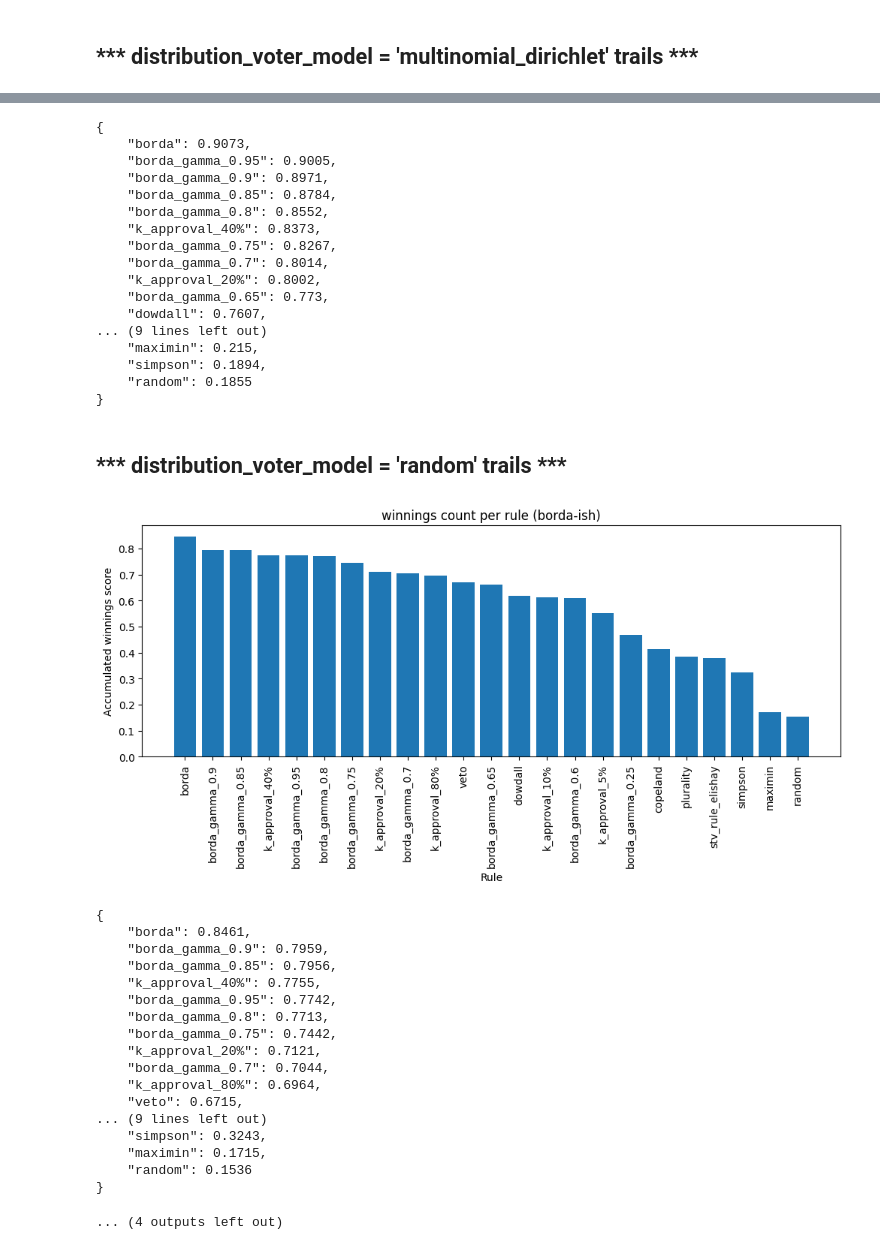
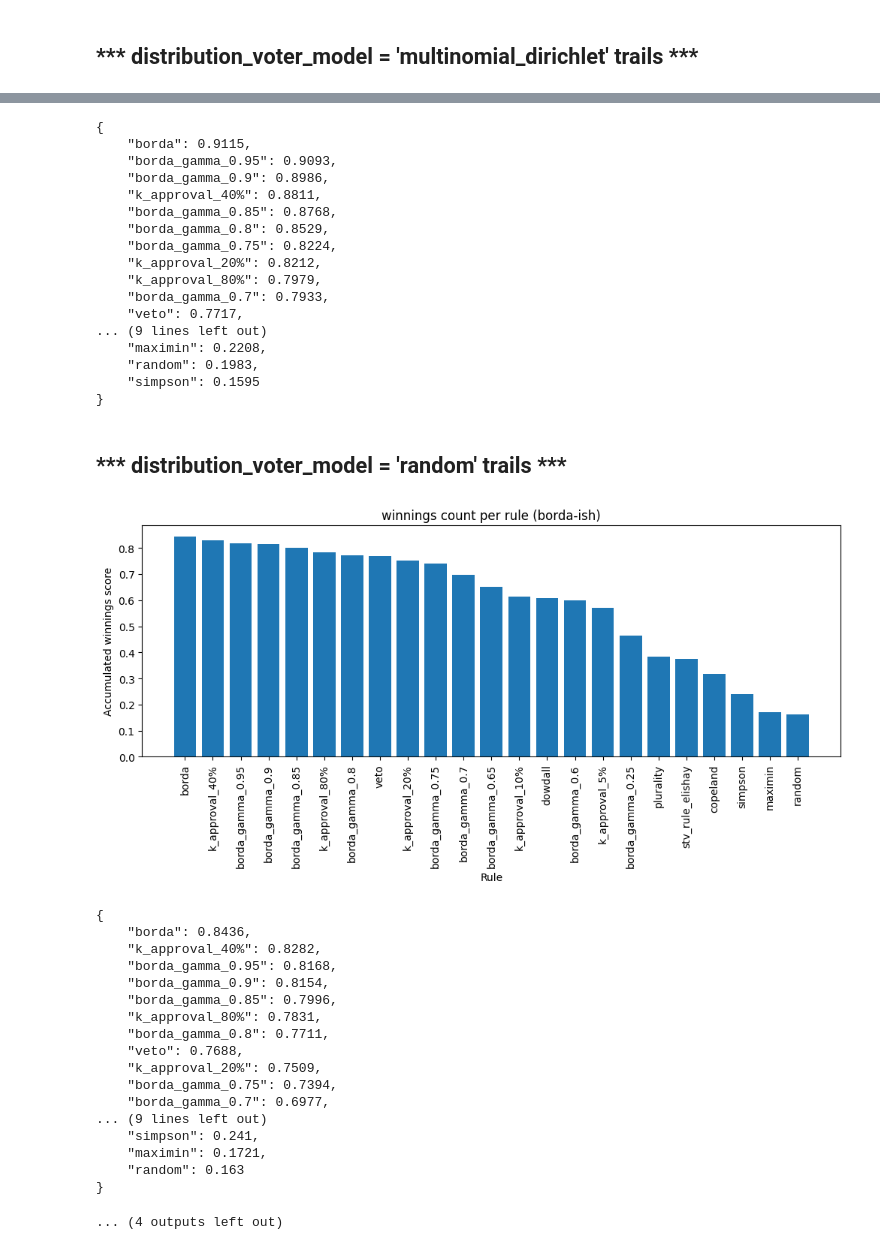
Before and after one commit to itayL1/ToarAI2Sadna, a Jupyter notebook: last_comp_stage_rules_comparison_display.ipynb, the cells around one changed output, grey strips where cells are left out. Saved outputs shown, nothing was run; the diff lists cells and outputs as text; code cells hidden in the pictures.

```diff
--- a/last_comp_stage_rules_comparison_display.ipynb
+++ b/last_comp_stage_rules_comparison_display.ipynb
@@ -7,7 +7,12 @@ display(HTML("<style>.container { width:100% !important; }</style>"))
 # %%
 from experiments.last_comp_stage_rules_comparison_display import display_experiment_results
 # %%
-# original experiment
-display_experiment_results(experiment_id='06d7546459494be9b40ebc6bd2de59b8')
+# main experiment id - 06d7546459494be9b40ebc6bd2de59b8
+# additional distortion ratios experiment id - a091e1c4edeb4384beb67451ee7d5919
+
+# 06d7546459494be9b40ebc6bd2de59b8 & a091e1c4edeb4384beb67451ee7d5919 combined experiment id - 4d23b8e3c6574cdfa1b2b2c3099b1363
+
+
+display_experiment_results(experiment_id='4d23b8e3c6574cdfa1b2b2c3099b1363')
 # %% [output]
 *** all dataset setups ***
@@ -53,37 +58,37 @@ display_experiment_results(experiment_id='06d7546459494be9b40ebc6bd2de59b8')
 {
-    "borda": 0.9073,
-    "borda_gamma_0.95": 0.9005,
-    "borda_gamma_0.9": 0.8971,
-    "borda_gamma_0.85": 0.8784,
-    "borda_gamma_0.8": 0.8552,
-    "k_approval_40%": 0.8373,
-    "borda_gamma_0.75": 0.8267,
-    "borda_gamma_0.7": 0.8014,
-    "k_approval_20%": 0.8002,
-    "borda_gamma_0.65": 0.773,
-    "dowdall": 0.7607,
+    "borda": 0.9115,
+    "borda_gamma_0.95": 0.9093,
+    "borda_gamma_0.9": 0.8986,
+    "k_approval_40%": 0.8811,
+    "borda_gamma_0.85": 0.8768,
+    "borda_gamma_0.8": 0.8529,
+    "borda_gamma_0.75": 0.8224,
+    "k_approval_20%": 0.8212,
+    "k_approval_80%": 0.7979,
+    "borda_gamma_0.7": 0.7933,
+    "veto": 0.7717,
 ... (9 lines left out)
-    "maximin": 0.215,
-    "simpson": 0.1894,
-    "random": 0.1855
+    "maximin": 0.2208,
+    "random": 0.1983,
+    "simpson": 0.1595
 }
 *** distribution_voter_model = 'random' trails ***
-[figure, old version]
+[figure, new version]
 {
-    "borda": 0.8461,
-    "borda_gamma_0.9": 0.7959,
-    "borda_gamma_0.85": 0.7956,
-    "k_approval_40%": 0.7755,
-    "borda_gamma_0.95": 0.7742,
-    "borda_gamma_0.8": 0.7713,
-    "borda_gamma_0.75": 0.7442,
-    "k_approval_20%": 0.7121,
-    "borda_gamma_0.7": 0.7044,
-    "k_approval_80%": 0.6964,
-    "veto": 0.6715,
+    "borda": 0.8436,
+    "k_approval_40%": 0.8282,
+    "borda_gamma_0.95": 0.8168,
+    "borda_gamma_0.9": 0.8154,
+    "borda_gamma_0.85": 0.7996,
+    "k_approval_80%": 0.7831,
+    "borda_gamma_0.8": 0.7711,
+    "veto": 0.7688,
+    "k_approval_20%": 0.7509,
+    "borda_gamma_0.75": 0.7394,
+    "borda_gamma_0.7": 0.6977,
 ... (9 lines left out)
-    "simpson": 0.3243,
-    "maximin": 0.1715,
-    "random": 0.1536
+    "simpson": 0.241,
+    "maximin": 0.1721,
+    "random": 0.163
 }
 ... (4 outputs left out)
```
Also changed, not shown: parts of 3 cells of this notebook, 3 other files.
